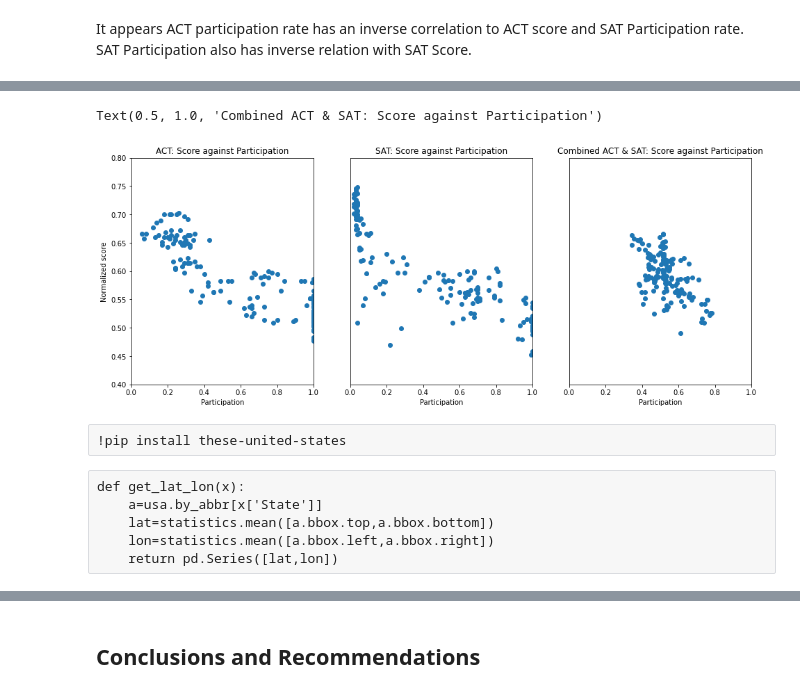
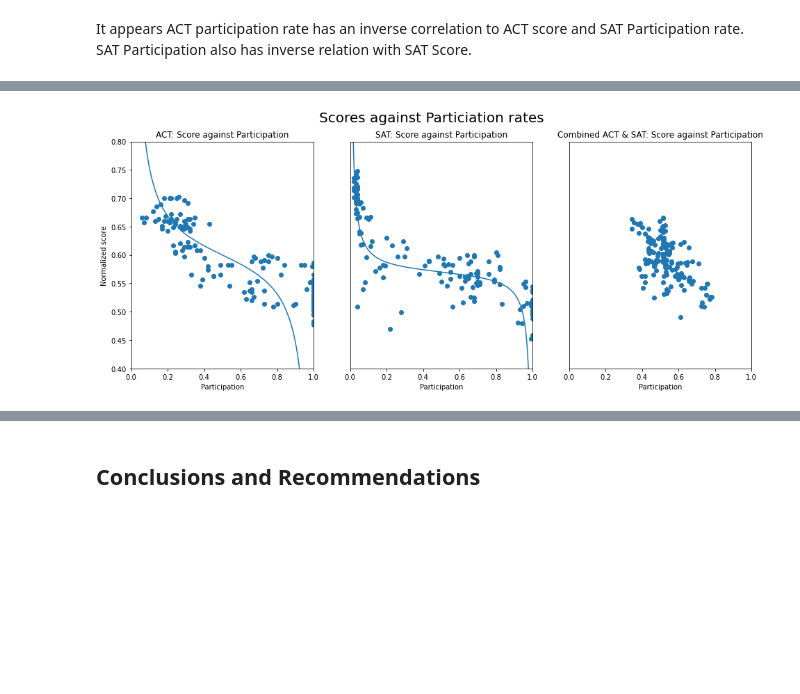
Before and after one commit to garyfoohw/GA_DSIF_project_1, a Jupyter notebook: code/starter-code.ipynb, the cells around one changed output, grey strips where cells are left out. Cells and saved outputs as stored; diff of their text form; code cells hidden in the pictures; blank space fills up the shorter version.

```diff
--- a/code/starter-code.ipynb
+++ b/code/starter-code.ipynb
@@ -252,8 +254,7 @@ df_sat['State']=df_sat['State'].str.title()
 #merge ACT and SAT into a single df
 df=pd.merge(left=df_act,right=df_sat,how="outer",on=["State","Year"],suffixes=["_ACT","_SAT"])
 # %%
-#set state as index and rename column to ACT and SAT accordingly
-df.set_index(["State","Year"],inplace=True)
+#Rename column to ACT and SAT accordingly
 df.rename(columns={"Participation_ACT":"P_ACT","Participation_SAT":"P_SAT","Composite":"S_ACT","Total":"S_SAT"},inplace=True)
 # %%
 def try_float(x):
@@ -600,15 +578,26 @@ us_state_to_abbrev = {"Alabama": "AL", "Alaska": "AK", "Arizona": "AZ", "Arkansa
                       "Oregon": "OR", "Pennsylvania": "PA", "Rhode Island": "RI", "South Carolina": "SC",
                       "South Dakota": "SD", "Tennessee": "TN", "Texas": "TX", "Utah": "UT", "Vermont": "VT",
                       "Virginia": "VA", "Washington": "WA", "West Virginia": "WV", "Wisconsin": "WI",
-                      "Wyoming": "WY", "District of Columbia": "DC", "American Samoa": "AS", "Guam": "GU",
+                      "Wyoming": "WY", "District Of Columbia": "DC", "American Samoa": "AS", "Guam": "GU",
                       "Northern Mariana Islands": "MP", "Puerto Rico": "PR", "United States Minor Outlying Islands": "UM",
-                      "U.S. Virgin Islands": "VI"}
-df['State_abbr']=df.index.get_level_values(0).map(us_state_to_abbrev)
+                      "Virgin Islands": "VI"}
+us_states_to_region= {'AK': 'Others', 'AL': 'South', 'AR': 'South', 'AS': 'Others', 'AZ': 'West', 'CA': 'West', 'CO': 'West', 'CT': 'North', 'DC': 'North',
+                      'DE': 'North', 'FL': 'South', 'GA': 'South', 'GU': 'Others', 'HI': 'Others', 'IA':  'Midwest', 'ID': 'West', 'IL':  'Midwest', 'IN':  'Midwest',
+                      'KS':  'Midwest', 'KY': 'South', 'LA': 'South', 'MA': 'North', 'MD': 'North', 'ME': 'North', 'MI': 'West', 'MN':  'Midwest', 'MO':  'Midwest',
+                      'MP': 'Others', 'MS': 'South', 'MT': 'West', 'NA': 'Others', 'NC': 'South', 'ND':  'Midwest', 'NE': 'West', 'NH': 'North', 'NJ': 'North',
+                      'NM': 'West', 'NV': 'West', 'NY': 'North', 'OH':  'Midwest', 'OK': 'South', 'OR': 'West', 'PA': 'North', 'PR': 'Others', 'RI': 'North',
+                      'SC': 'South', 'SD':  'Midwest', 'TN': 'South', 'TX': 'South', 'UT': 'West', 'VA': 'South', 'VI': 'Others', 'VT': 'North', 'WA': 'West',
+                      'WI':  'Midwest', 'WV': 'South', 'WY': 'West'}
+df['State_abbr']=df['State'].map(us_state_to_abbrev)
+df['State_region']=df['State_abbr'].map(us_states_to_region)
 # %%
+# a "total" metric which measures the combined effect of both tests
 df['P_TOT']=(df['P_SAT']+df['P_ACT'])/2
 df['S_TOT']=(df['S_SAT']+df['S_ACT'])/2
-df['P_COMP']=df['P_SAT']-df['P_ACT']
-df['S_COMP']=df['S_SAT']-df['S_ACT']
+
+# a "swing" metric to show how different is the delta between ACT and SAT
+df['P_SWING']=df['P_SAT']-df['P_ACT']
+df['S_SWING']=df['S_SAT']-df['S_ACT']
 # %%
 #make a backup copy
 df_orig=df.copy()
@@ -649,39 +631,39 @@ with sns.axes_style("white"):
+# %%
+#manually fitted
+x_var=np.arange(0.01,1,0.001)
+y_var_ACT=(1/20)*np.tan(-np.pi*(x_var-0.5))+0.6
+y_var_SAT=(1/80)*np.tan(-np.pi*(x_var-0.5))+0.57
 # %%
 df=df_orig.copy()
-plt.figure(figsize = (16,6))
+fig=plt.figure(figsize = (16,6))
 ylim=[0.4,0.8]
 
 ax1=plt.subplot(1,3,1)
 ax1.scatter(df['P_ACT'],df['S_ACT'])
+ax1.plot(x_var,y_var_ACT)
 ax1.set_xlim([0, 1])
 ax1.set_ylim(ylim)
 ax1.set_ylabel("Normalized score")
 ax1.set_xlabel("Participation")
 ax1.set_title("ACT: Score against Participation")
 
 ax2=plt.subplot(1,3,2)
 ax2.scatter(df['P_SAT'],df['S_SAT'])
+ax2.plot(x_var,y_var_SAT)
 ax2.set_xlim([0, 1])
 ax2.set_ylim(ylim)
 ax2.yaxis.set_visible(False)
 ax2.set_xlabel("Participation")
 ax2.set_title("SAT: Score against Participation")
 
 ax3=plt.subplot(1,3,3)
 ax3.scatter(df['P_TOT'],df['S_TOT'])
 ax3.set_xlim([0, 1])
 ax3.set_ylim(ylim)
 ax3.yaxis.set_visible(False)
 ax3.set_xlabel("Participation")
 ax3.set_title("Combined ACT & SAT: Score against Participation")
+
+_=fig.suptitle("Scores against Particiation rates",fontsize=20)
 # %% [output]
-Text(0.5, 1.0, 'Combined ACT & SAT: Score against Participation')
-[figure, old version]
+[figure, new version]
-# %% [raw]
-!pip install these-united-states
-# %% [raw]
-def get_lat_lon(x):
-    a=usa.by_abbr[x['State']]
-    lat=statistics.mean([a.bbox.top,a.bbox.bottom])
-    lon=statistics.mean([a.bbox.left,a.bbox.right])
-    return pd.Series([lat,lon])
```
Also changed, not shown: parts of 38 cells of this notebook, 1 other file.
